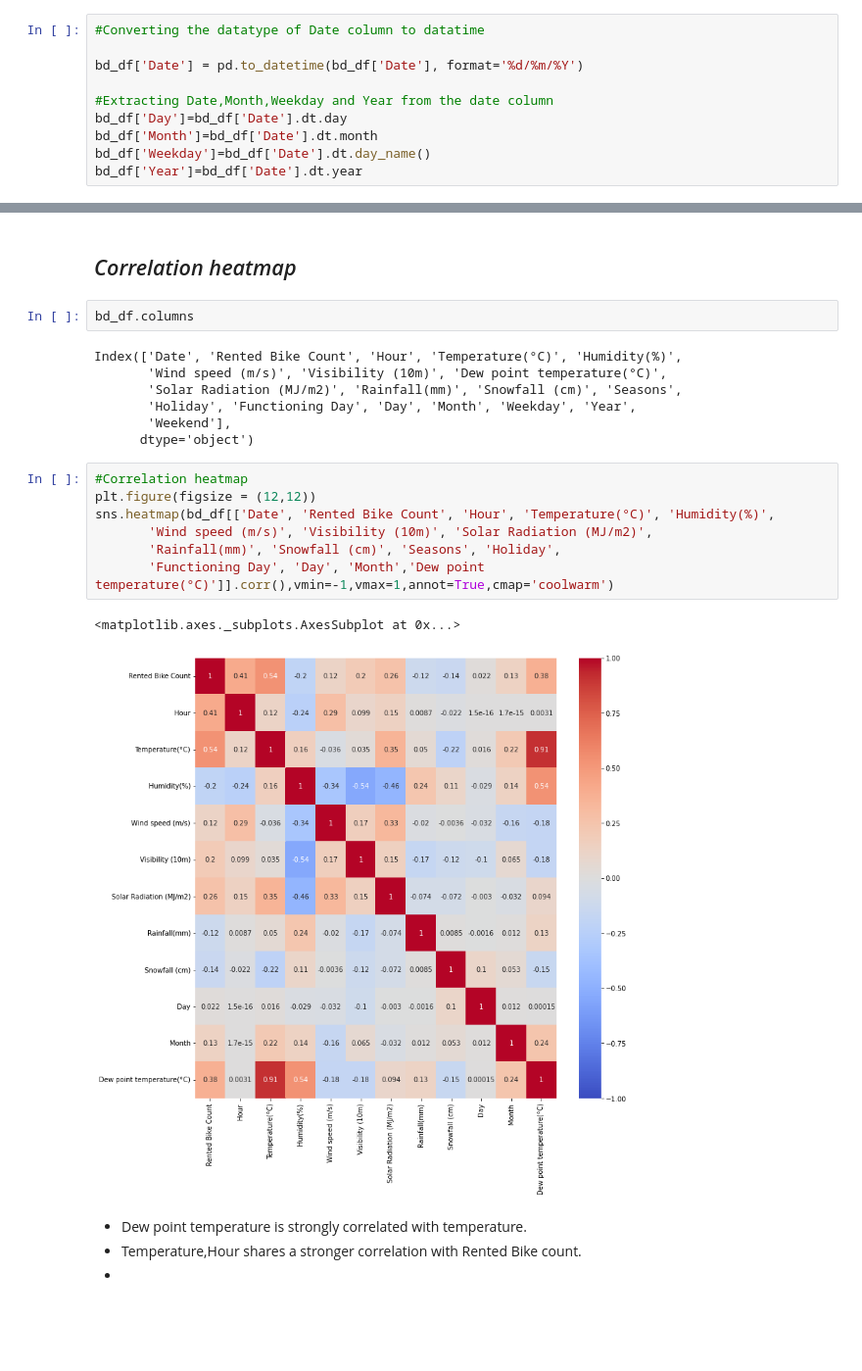
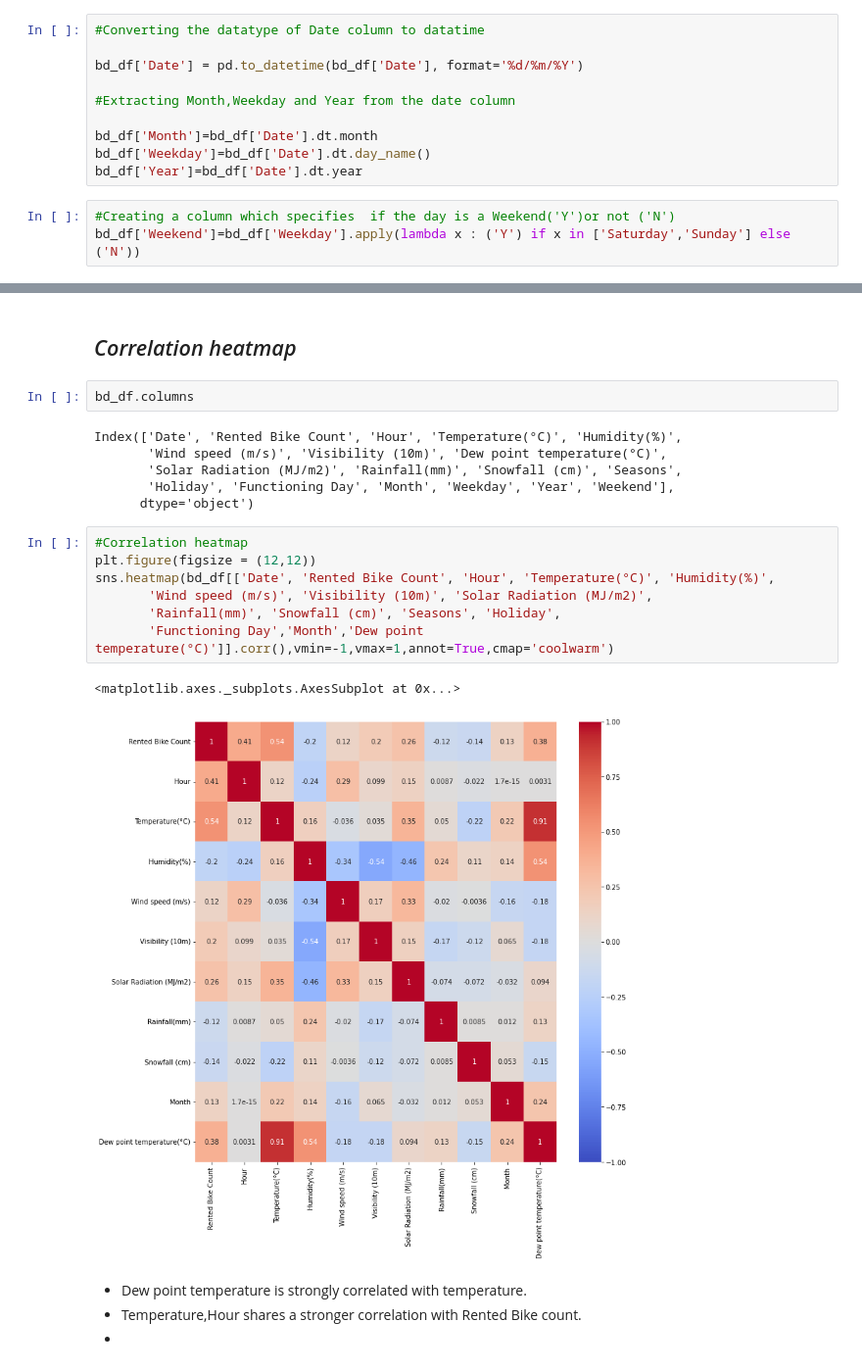
Before and after one commit to RadhikaRM/BikeShareDemandprediction, a Jupyter notebook: Bike_Sharing_Prediction.ipynb, the cells around one changed output, grey strips where cells are left out. Shown at 98% size. Drawn from its saved outputs; the diff is of its cells as text; blank space fills up the shorter version.

```diff
--- a/Bike_Sharing_Prediction.ipynb
+++ b/Bike_Sharing_Prediction.ipynb
@@ -139,10 +138,13 @@ bd_df[bd_df.duplicated()]
 
 bd_df['Date'] = pd.to_datetime(bd_df['Date'], format='%d/%m/%Y')
 
-#Extracting Date,Month,Weekday and Year from the date column
-bd_df['Day']=bd_df['Date'].dt.day
+#Extracting Month,Weekday and Year from the date column
+
 bd_df['Month']=bd_df['Date'].dt.month
 bd_df['Weekday']=bd_df['Date'].dt.day_name()
 bd_df['Year']=bd_df['Date'].dt.year
+# %%
+#Creating a column which specifies  if the day is a Weekend('Y')or not ('N')
+bd_df['Weekend']=bd_df['Weekday'].apply(lambda x : ('Y') if x in ['Saturday','Sunday'] else ('N'))
 # %%
 #Displaying the unique values in the categorical columns
@@ -219,19 +225,18 @@ bd_df.columns
 Index(['Date', 'Rented Bike Count', 'Hour', 'Temperature(°C)', 'Humidity(%)',
        'Wind speed (m/s)', 'Visibility (10m)', 'Dew point temperature(°C)',
        'Solar Radiation (MJ/m2)', 'Rainfall(mm)', 'Snowfall (cm)', 'Seasons',
-       'Holiday', 'Functioning Day', 'Day', 'Month', 'Weekday', 'Year',
-       'Weekend'],
+       'Holiday', 'Functioning Day', 'Month', 'Weekday', 'Year', 'Weekend'],
       dtype='object')
 # %%
 #Correlation heatmap
 plt.figure(figsize = (12,12))
 sns.heatmap(bd_df[['Date', 'Rented Bike Count', 'Hour', 'Temperature(°C)', 'Humidity(%)',
        'Wind speed (m/s)', 'Visibility (10m)', 'Solar Radiation (MJ/m2)',
        'Rainfall(mm)', 'Snowfall (cm)', 'Seasons', 'Holiday',
-       'Functioning Day', 'Day', 'Month','Dew point temperature(°C)']].corr(),vmin=-1,vmax=1,annot=True,cmap='coolwarm')
+       'Functioning Day','Month','Dew point temperature(°C)']].corr(),vmin=-1,vmax=1,annot=True,cmap='coolwarm')
 # %% [output]
 <matplotlib.axes._subplots.AxesSubplot at 0x...>
-[figure, old version]
+[figure, new version]
 # %% [markdown]
 * Dew point temperature is strongly correlated with temperature.
 * Temperature,Hour shares a stronger correlation with Rented Bike count.
```
Also changed, not shown: parts of 39 cells of this notebook.
